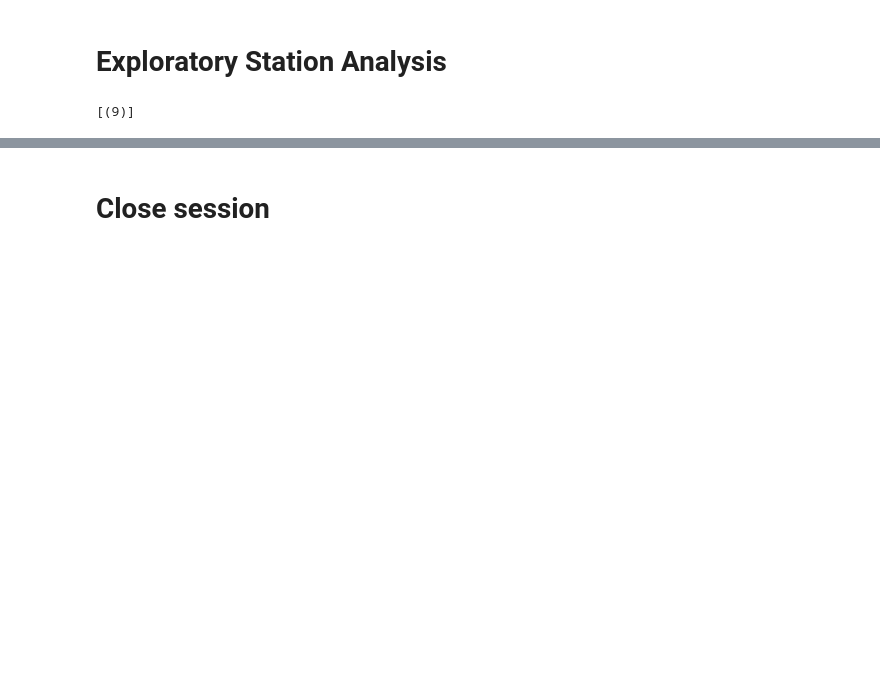
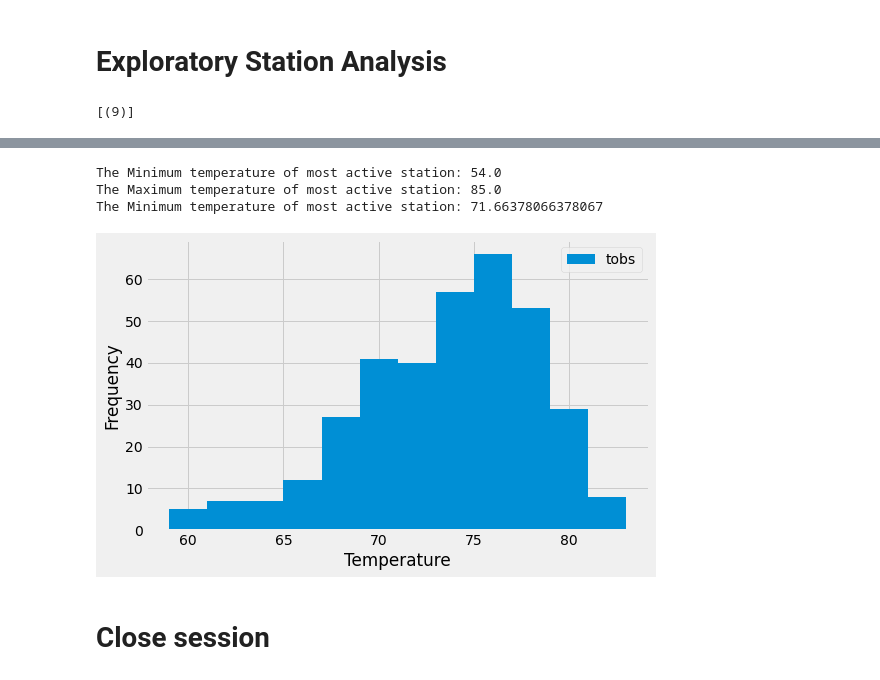
Before and after one commit to tarakp/Data_Analytics, a Jupyter notebook: 10-SQLalchemy-Challenge/climate_starter.ipynb, the cells around one changed output, grey strips where cells are left out. Cells and saved outputs as stored; diff of their text form; code cells hidden in the pictures; blank space fills up the shorter version.

```diff
--- a/10-SQLalchemy-Challenge/climate_starter.ipynb
+++ b/10-SQLalchemy-Challenge/climate_starter.ipynb
@@ -159,4 +159,12 @@ sessions.query(func.count(Station.station)).all()
 [(9)]
 # %%
 # Design a query to find the most active stations (i.e. what stations have the most rows?)
-# List the stations and the counts in descending order. Join the table group by stationid and count the records for each station id
+# List the stations and the counts in descending order. Join the table group by station and count the records for each station
+active = [Station.station, Station.name, func.count(Measurement.station).label('most_active')]
+
+prcp_count = sessions.query(*active).\
+    filter(Station.station == Measurement.station).\
+        group_by(Station.station).\
+            order_by(func.count(Measurement.station).desc()).all()
+
+prcp_count
@@ -165,6 +181,33 @@ sessions.query(func.count(Station.station)).all()
+# %%
+# Using the most active station id from the previous query, calculate the lowest, highest, and average temperature
+calc_stats = sessions.query(func.min(Measurement.tobs).label('minimum_temperature'), func.max(Measurement.tobs).label('maximum_temperature'), func.avg(Measurement.tobs).label('average_temperature')).\
+    filter(Measurement.station == prcp_count[0][0]).all()
+
+print(f'The Minimum temperature of most active station: {calc_stats[0][0]}')
+print(f'The Maximum temperature of most active station: {calc_stats[0][1]}')
+print(f'The Minimum temperature of most active station: {calc_stats[0][2]}')
+# %% [output]
+The Minimum temperature of most active station: 54.0
+The Maximum temperature of most active station: 85.0
+The Minimum temperature of most active station: 71.66378066378067
 # %%
 # Using the most active station id
 # Query the last 12 months of temperature observation data for this station and plot the results as a histogram
+temp_1Yr = sessions.query(Measurement.station, Measurement.date, Measurement.tobs).\
+    filter(Measurement.station == prcp_count[0][0]).\
+        filter(Measurement.date >= query_date).\
+            order_by(Measurement.tobs.desc()).all()
+
+temp_1Yr
+
+temp_most_active = pd.DataFrame(temp_1Yr)
+
+temp_most_active.plot(kind='hist', figsize=(8,5), bins=12)
+plt.xlabel("Temperature")
+plt.tight_layout()
+plt.show()
+# %% [output]
+[figure, added]
 # %% [markdown]
 # Close session
 # %%
```
Also changed, not shown: parts of 2 cells of this notebook.
